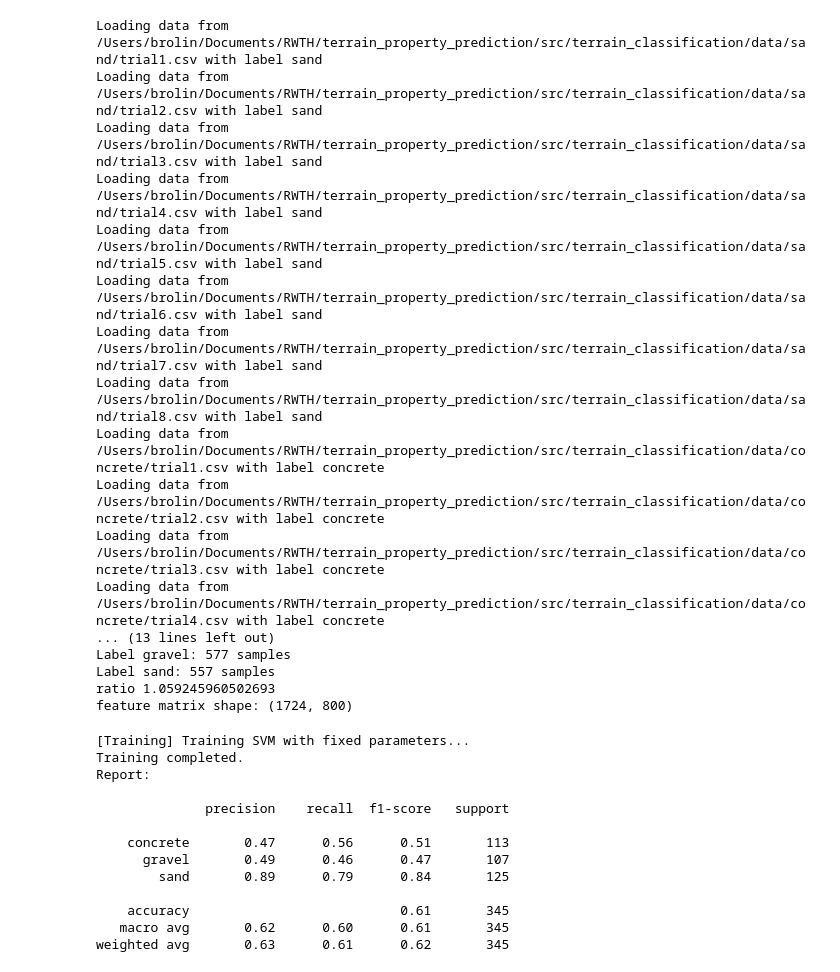
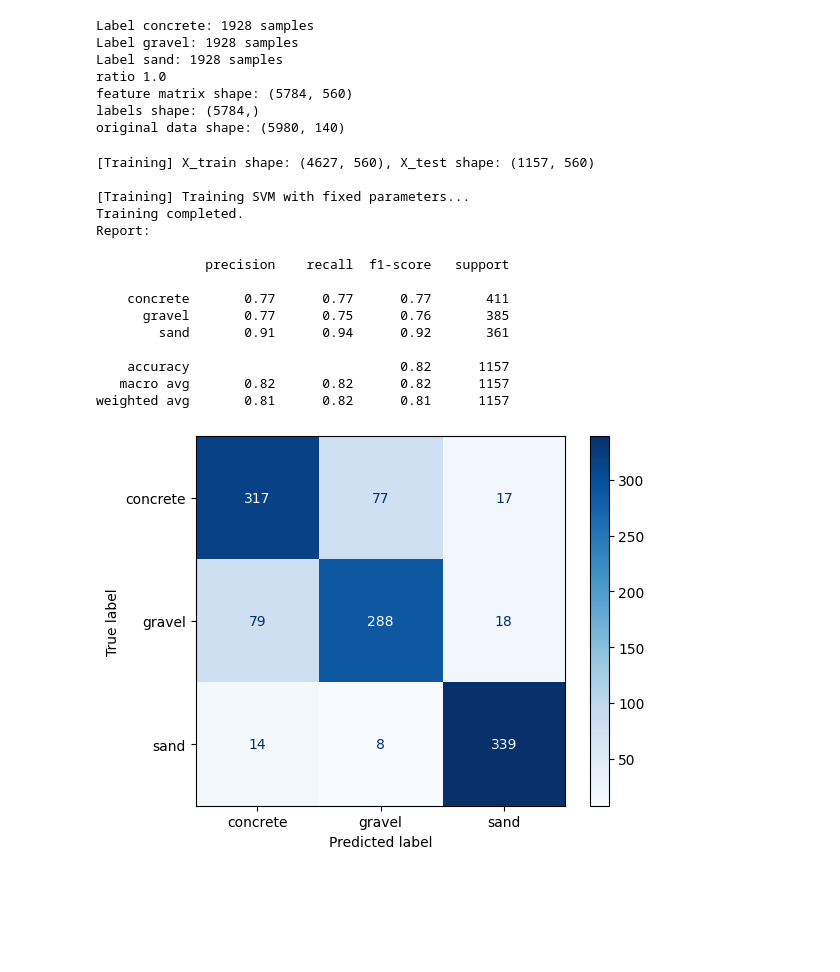
Before and after one commit to brolinA/terrain_property_prediction, a Jupyter notebook: src/training_workbook.ipynb, the cells around one changed output. Saved outputs shown, nothing was run; the diff lists cells and outputs as text; code cells hidden in the pictures; blank space fills up the shorter version.

Commit message:
updating training book with more debug functions

```diff
--- a/src/training_workbook.ipynb
+++ b/src/training_workbook.ipynb
@@ -12,9 +13,9 @@ from sklearn.metrics import classification_report, accuracy_score
 parent_dir = os.path.abspath(os.path.join(os.getcwd(), "terrain_classification"))
 files_to_use = {
     # "sand": ["trial1.csv"],
-    "sand": ["trial1.csv", "trial2.csv", "trial3.csv", "trial4.csv", "trial5.csv", "trial6.csv", "trial7.csv", "trial8.csv", ],
-    "concrete": ["trial1.csv", "trial2.csv", "trial3.csv", "trial4.csv", "trial5.csv", "trial6.csv", "trial7.csv", "trial8.csv", ],
-    "gravel": ["trial1.csv", "trial2.csv", "trial3.csv", "trial4.csv", "trial5.csv", "trial6.csv", "trial7.csv", "trial8.csv", ],
+    "sand":     ["trial1.csv", "trial2.csv", "trial3.csv", "trial4.csv", "trial5.csv", "trial6.csv", "trial7.csv"],#, "trial8.csv", ],
+    "concrete": ["trial1.csv", "trial2.csv", "trial3.csv", "trial4.csv", "trial5.csv", "trial6.csv", "trial7.csv"],#, "trial8.csv", ],
+    "gravel":   ["trial1.csv", "trial2.csv", "trial3.csv", "trial4.csv", "trial5.csv", "trial6.csv", "trial7.csv"],#, "trial8.csv", ],
     # "sand": ["trial1.csv", "trial2.csv", "trial3.csv", "trial4.csv"],
     # "concrete": ["trial1.csv", "trial2.csv", "trial3.csv", "trial4.csv"],
     # "gravel": ["trial1.csv", "trial2.csv", "trial3.csv", "trial4.csv"],
@@ -33,64 +51,67 @@ svm_classifier = SVMClassification(data_labels)
 # Load the data
 # cmp = ['x', 'y', 'z']
 cmp = ['x', 'z']
+# cmp = ['z']
+augment_types = ['add_noise', 'add_noise', 'time_shift']
+params = [0.1, 0.01, 25]
 
-svm_classifier.create_feature_matrix_and_label(normalize_data=False,
+svm_classifier.create_feature_matrix_and_label(normalize_data=True,
                             legs=['fl', 'fr', 'rl', 'rr'],
                             components=cmp,
                             combine_components=True,
-                            augment_data=True)
+                            augment_data=True,
+                            data_padding_size=70,
+                            augmetation_types=augment_types,
+                            augment_params=params,)
+
+svm_classifier.feature_matrix, svm_classifier.labels = adjust_same_length(svm_classifier.feature_matrix, svm_classifier.labels)
 
 unique_labels, label_counts = np.unique(svm_classifier.labels, return_counts=True)
 for label, count in zip(unique_labels, label_counts):
     print(f"Label {label}: {count} samples")
 
 print(f"ratio {max(label_counts)/min(label_counts)}")
-# print(f"step shape: {len(svm_classifier.data_extractor.steps)}")
-# print(f"step size: {[len(s) for s in svm_classifier.data_extractor.steps.values()]}")
-# # print(f"step size: {[len(i) for s in svm_classifier.data_extractor.steps.values() for i in range(len(s))]}")
-# print(f'steps: {svm_classifier.data_extractor.steps.keys()}')
 print(f"feature matrix shape: {svm_classifier.feature_matrix.shape}")
+print(f"labels shape: {svm_classifier.labels.shape}")
+print(f"original data shape: {np.array(svm_classifier.original_data).shape}")
 # %% [output]
-Loading data from /Users/brolin/Documents/RWTH/terrain_property_prediction/src/terrain_classification/data/sand/trial1.csv with label sand
-Loading data from /Users/brolin/Documents/RWTH/terrain_property_prediction/src/terrain_classification/data/sand/trial2.csv with label sand
-Loading data from /Users/brolin/Documents/RWTH/terrain_property_prediction/src/terrain_classification/data/sand/trial3.csv with label sand
-Loading data from /Users/brolin/Documents/RWTH/terrain_property_prediction/src/terrain_classification/data/sand/trial4.csv with label sand
-Loading data from /Users/brolin/Documents/RWTH/terrain_property_prediction/src/terrain_classification/data/sand/trial5.csv with label sand
-Loading data from /Users/brolin/Documents/RWTH/terrain_property_prediction/src/terrain_classification/data/sand/trial6.csv with label sand
-Loading data from /Users/brolin/Documents/RWTH/terrain_property_prediction/src/terrain_classification/data/sand/trial7.csv with label sand
-Loading data from /Users/brolin/Documents/RWTH/terrain_property_prediction/src/terrain_classification/data/sand/trial8.csv with label sand
-Loading data from /Users/brolin/Documents/RWTH/terrain_property_prediction/src/terrain_classification/data/concrete/trial1.csv with label concrete
-Loading data from /Users/brolin/Documents/RWTH/terrain_property_prediction/src/terrain_classification/data/concrete/trial2.csv with label concrete
-Loading data from /Users/brolin/Documents/RWTH/terrain_property_prediction/src/terrain_classification/data/concrete/trial3.csv with label concrete
-Loading data from /Users/brolin/Documents/RWTH/terrain_property_prediction/src/terrain_classification/data/concrete/trial4.csv with label concrete
-... (13 lines left out)
-Label gravel: 577 samples
-Label sand: 557 samples
-ratio 1.059245960502693
-feature matrix shape: (1724, 800)
+Label concrete: 1928 samples
+Label gravel: 1928 samples
+Label sand: 1928 samples
+ratio 1.0
+feature matrix shape: (5784, 560)
+labels shape: (5784,)
+original data shape: (5980, 140)
 # %%
 #train with sklearn
 #using python 3.8
 report_dir = os.path.join(parent_dir, "svm_classification")
-svm_classifier.train_classifier(C=100, gamma=0.001, find_best_parameters=False,
-                                save_model=False, model_file_name="test",
+# C = [1e3, 1e4, 1e5]
+# gamma = [1e-5, 1e-4, 1e-3]
+C = [1e3]
+gamma = [1e-3]
+svm_classifier.train_classifier(C=C, gamma=gamma, find_best_parameters=False,
+                                save_model=False, model_file_name="3class_model",
                                 save_report=False, file_path=None)
 
 print("Training completed.")
 print("Report: \n")
 # print(svm_classifier.report)
 svm_classifier.print_classification_report()
 # %% [output]
+[Training] X_train shape: (4627, 560), X_test shape: (1157, 560)
+
 [Training] Training SVM with fixed parameters...
 Training completed.
 Report:
 
               precision    recall  f1-score   support
 
-    concrete       0.47      0.56      0.51       113
-      gravel       0.49      0.46      0.47       107
-        sand       0.89      0.79      0.84       125
+    concrete       0.77      0.77      0.77       411
+      gravel       0.77      0.75      0.76       385
+        sand       0.91      0.94      0.92       361
 
-    accuracy                           0.61       345
-   macro avg       0.62      0.60      0.61       345
-weighted avg       0.63      0.61      0.62       345
+    accuracy                           0.82      1157
+   macro avg       0.82      0.82      0.82      1157
+weighted avg       0.81      0.82      0.81      1157
+[figure, added]
```
Also changed, not shown: parts of 10 cells of this notebook.
